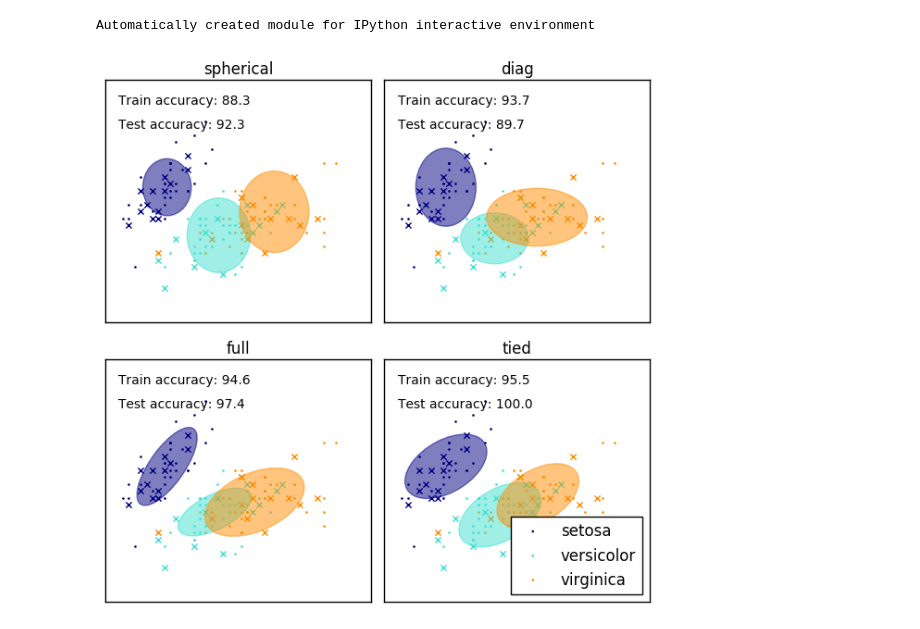
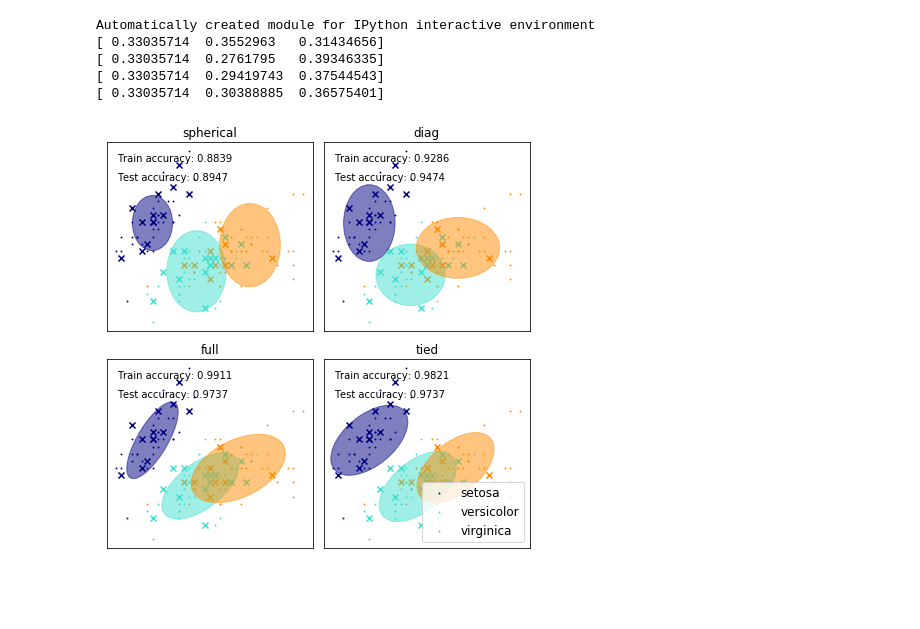
Before and after one commit to selous123/PatternRecognitionAssignment, a Jupyter notebook: code/test.ipynb, the cells around one changed output. Drawn from its saved outputs; the diff is of its cells as text; code cells hidden in the pictures; blank space fills up the shorter version.

```diff
--- a/code/test.ipynb
+++ b/code/test.ipynb
@@ -271,22 +263,0 @@ Done
-# %%
-import csv
-import numpy as np
-data_path = "/mnt/hgfs/ubuntu14/dataset/iris/iris.csv"
-classify = ["Iris-setosa","Iris-versicolor","Iris-virginica"]
-
-data = np.zeros(shape=[150,4])
-label = np.zeros(shape=[150,])
-with open(data_path,"r") as f:
-    reader = csv.reader(f)
-    for i,row in enumerate(reader):
-        if row:
-            data[i] = np.array(row[:-1])
-            label[i] = classify.index(row[-1])
-
-from sklearn.cluster import KMeans
-kmeans = KMeans(init='k-means++', n_clusters=3, n_init=10)
-kmeans.fit(data)
-
-print kmeans.labels_
-print kmeans.cluster_centers_
-print kmeans.inertia_
@@ -318,7 +324,7 @@ print data
 # %%
 import matplotlib as mpl
 import matplotlib.pyplot as plt
-
+from sklearn.model_selection import train_test_split
 import numpy as np
 
 from sklearn import datasets
@@ -353,17 +359,8 @@ def make_ellipses(gmm, ax):
 
 iris = datasets.load_iris()
 
-# Break up the dataset into non-overlapping training (75%) and testing
-# (25%) sets.
-skf = StratifiedKFold(n_splits=4)
-# Only take the first fold.
-train_index, test_index = next(iter(skf.split(iris.data, iris.target)))
+X_train,X_test,y_train,y_test = train_test_split(iris.data,iris.target,test_size=0.25,random_state=0)
 
-
-X_train = iris.data[train_index]
-y_train = iris.target[train_index]
-X_test = iris.data[test_index]
-y_test = iris.target[test_index]
 
 n_classes = len(np.unique(y_train))
 
@@ -388,36 +385,41 @@ for index, (name, estimator) in enumerate(estimators.items()):
     # Train the other parameters using the EM algorithm.
     estimator.fit(X_train)
 
+    print estimator.weights_
     h = plt.subplot(2, n_estimators // 2, index + 1)
     make_ellipses(estimator, h)
 
     for n, color in enumerate(colors):
         data = iris.data[iris.target == n]
         plt.scatter(data[:, 0], data[:, 1], s=0.8, color=color,
                     label=iris.target_names[n])
     # Plot the test data with crosses
     for n, color in enumerate(colors):
         data = X_test[y_test == n]
         plt.scatter(data[:, 0], data[:, 1], marker='x', color=color)
 
     y_train_pred = estimator.predict(X_train)
-    train_accuracy = np.mean(y_train_pred.ravel() == y_train.ravel()) * 100
-    plt.text(0.05, 0.9, 'Train accuracy: %.1f' % train_accuracy,
+    train_accuracy = np.mean(y_train_pred.ravel() == y_train.ravel())
+    plt.text(0.05, 0.9, 'Train accuracy: %.4f' % train_accuracy,
              transform=h.transAxes)
 
     y_test_pred = estimator.predict(X_test)
-    test_accuracy = np.mean(y_test_pred.ravel() == y_test.ravel()) * 100
-    plt.text(0.05, 0.8, 'Test accuracy: %.1f' % test_accuracy,
+    test_accuracy = np.mean(y_test_pred.ravel() == y_test.ravel())
+    plt.text(0.05, 0.8, 'Test accuracy: %.4f' % test_accuracy,
              transform=h.transAxes)
 
     plt.xticks(())
     plt.yticks(())
     plt.title(name)
 
 plt.legend(scatterpoints=1, loc='lower right', prop=dict(size=12))
 
 
 plt.show()
 # %% [output]
 Automatically created module for IPython interactive environment
+[ 0.33035714  0.3552963   0.31434656]
+[ 0.33035714  0.2761795   0.39346335]
+[ 0.33035714  0.29419743  0.37544543]
+[ 0.33035714  0.30388885  0.36575401]
-[figure, old version]
+[figure, new version]
```
Also changed, not shown: parts of 5 cells of this notebook, 12 other files.
